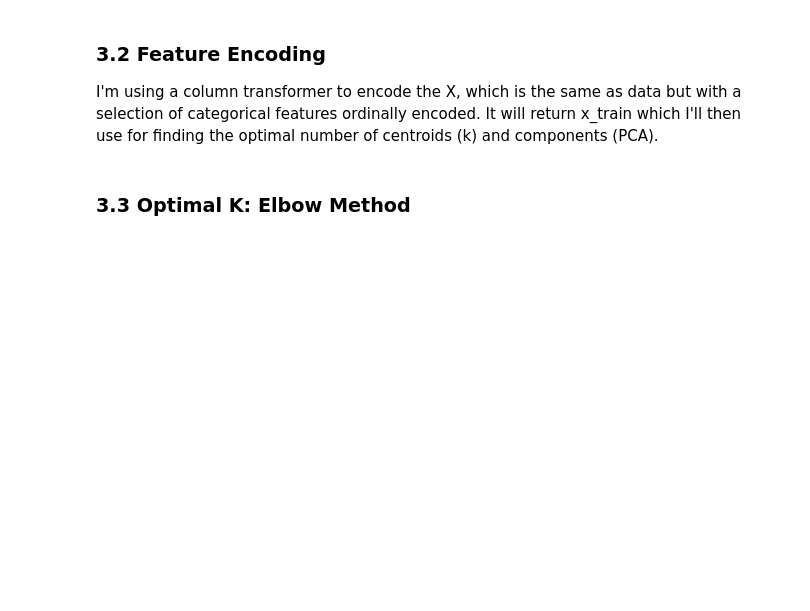
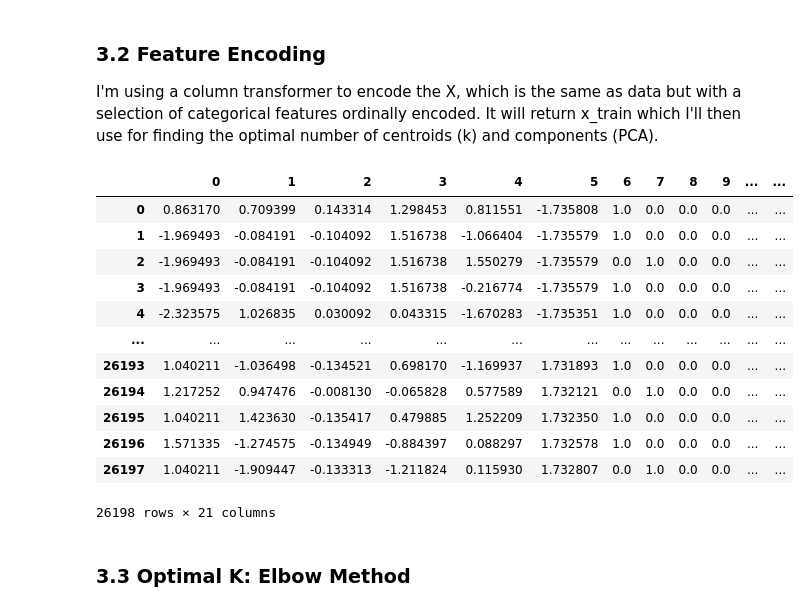
Before and after one commit to 333Kenji/IMDB_KMeans, a Jupyter notebook: Notebooks/KMeans.ipynb, the cells around one changed output. Drawn from its saved outputs; the diff is of its cells as text; code cells hidden in the pictures; blank space fills up the shorter version.

```diff
--- a/Notebooks/KMeans.ipynb
+++ b/Notebooks/KMeans.ipynb
@@ -393,7 +783,22 @@ preprocessor = ColumnTransformer(
 x_train = preprocessor.fit_transform(X)
 # %%
 # just looking to see what the training data looks like.
+to_img(pd.DataFrame(x_train).head(10), name='03_x_train')
 pd.DataFrame(x_train)
+# %% [output]
+|  | 0 | 1 | 2 | 3 | 4 | 5 | 6 | 7 | 8 | 9 | ... | ... |
+| 0 | 0.863170 | 0.709399 | 0.143314 | 1.298453 | 0.811551 | -1.735808 | 1.0 | 0.0 | 0.0 | 0.0 | ... | ... |
+| 1 | -1.969493 | -0.084191 | -0.104092 | 1.516738 | -1.066404 | -1.735579 | 1.0 | 0.0 | 0.0 | 0.0 | ... | ... |
+| 2 | -1.969493 | -0.084191 | -0.104092 | 1.516738 | 1.550279 | -1.735579 | 0.0 | 1.0 | 0.0 | 0.0 | ... | ... |
+| 3 | -1.969493 | -0.084191 | -0.104092 | 1.516738 | -0.216774 | -1.735579 | 1.0 | 0.0 | 0.0 | 0.0 | ... | ... |
+| 4 | -2.323575 | 1.026835 | 0.030092 | 0.043315 | -1.670283 | -1.735351 | 1.0 | 0.0 | 0.0 | 0.0 | ... | ... |
+| ... | ... | ... | ... | ... | ... | ... | ... | ... | ... | ... | ... | ... |
+| 26193 | 1.040211 | -1.036498 | -0.134521 | 0.698170 | -1.169937 | 1.731893 | 1.0 | 0.0 | 0.0 | 0.0 | ... | ... |
+| 26194 | 1.217252 | 0.947476 | -0.008130 | -0.065828 | 0.577589 | 1.732121 | 0.0 | 1.0 | 0.0 | 0.0 | ... | ... |
+| 26195 | 1.040211 | 1.423630 | -0.135417 | 0.479885 | 1.252209 | 1.732350 | 1.0 | 0.0 | 0.0 | 0.0 | ... | ... |
+| 26196 | 1.571335 | -1.274575 | -0.134949 | -0.884397 | 0.088297 | 1.732578 | 1.0 | 0.0 | 0.0 | 0.0 | ... | ... |
+| 26197 | 1.040211 | -1.909447 | -0.133313 | -1.211824 | 0.115930 | 1.732807 | 0.0 | 1.0 | 0.0 | 0.0 | ... | ... |
+26198 rows × 21 columns
 # %% [markdown]
 ### 3.3 Optimal K: Elbow Method
 # %%
```
Also changed, not shown: parts of 66 cells of this notebook, 34 other files.
